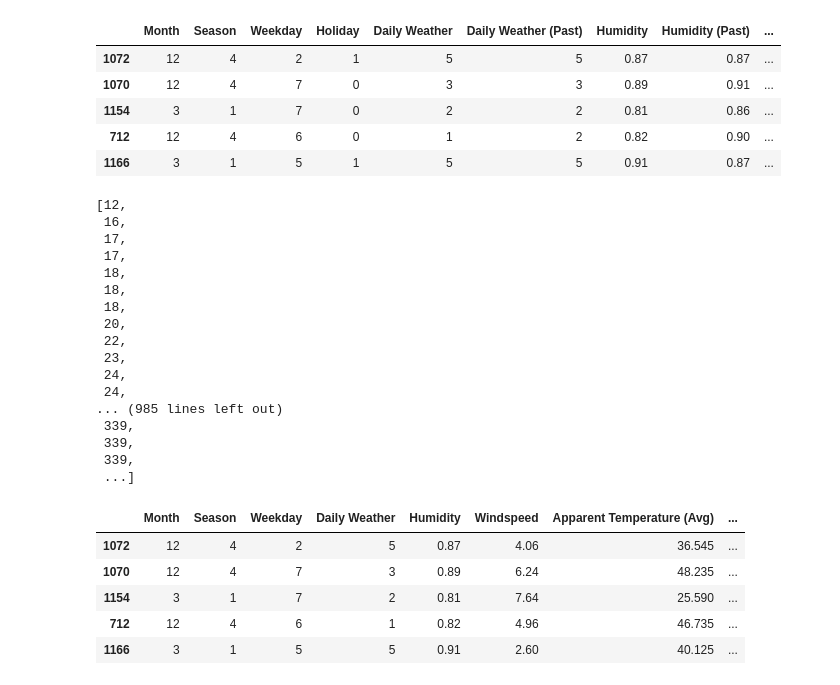
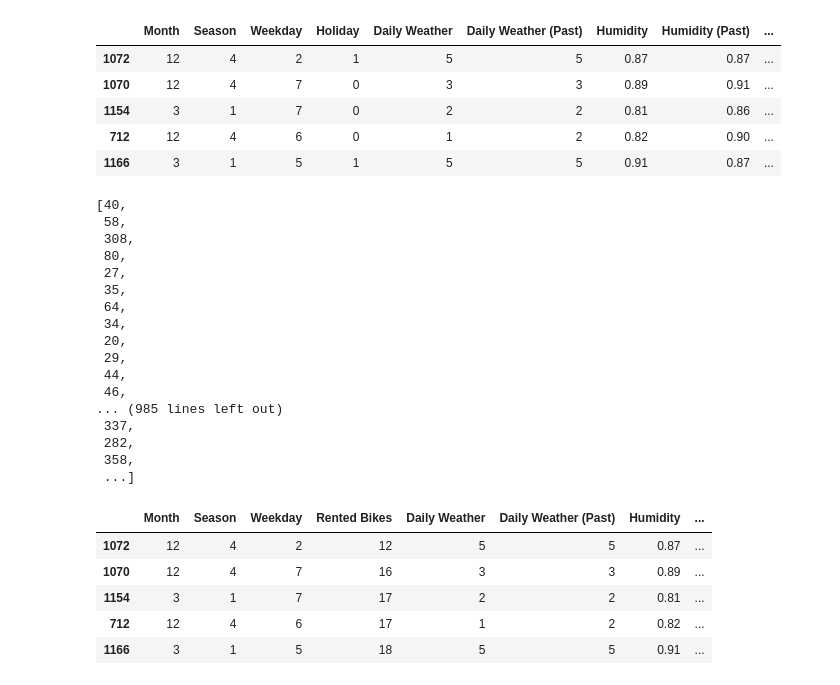
Before and after one commit to dataBikeHsUlm/MapReduce, a Jupyter notebook: Data_Profiling/Polynomial Regression.ipynb, the cells around one changed output. Saved outputs shown, nothing was run; the diff lists cells and outputs as text; code cells hidden in the pictures.

```diff
--- a/Data_Profiling/Polynomial Regression.ipynb
+++ b/Data_Profiling/Polynomial Regression.ipynb
@@ -45,37 +45,37 @@ features.head()
 | 1166 | 3 | 1 | 5 | 1 | 5 | 5 | 0.91 | 0.87 | ... |
 # %%
 #target variable
-y = features['Rented Bikes'].tolist()
+y = features['Rented Bikes (Future)'].tolist()
 y
 # %% [output]
-[12,
- 16,
- 17,
- 17,
- 18,
- 18,
- 18,
+[40,
+ 58,
+ 308,
+ 80,
+ 27,
+ 35,
+ 64,
+ 34,
  20,
- 22,
- 23,
- 24,
- 24,
+ 29,
+ 44,
+ 46,
 ... (985 lines left out)
- 339,
- 339,
- 339,
+ 337,
+ 282,
+ 358,
  ...]
 # %%
 #Feature Matrix with past and today data
-X=features.loc[:,['Month','Season','Weekday','Daily Weather','Humidity','Windspeed','Apparent Temperature (Avg)','Rented Bikes (Future)']]
+X=features.loc[:,['Month','Season','Weekday','Rented Bikes','Daily Weather','Daily Weather (Past)','Humidity', 'Humidity (Past)','Windspeed','Windspeed (Past)','Apparent Temperature (Avg)','Apparent Temperature (Avg) (Past)']]
 X.head()
 # %% [output]
-|  | Month | Season | Weekday | Daily Weather | Humidity | Windspeed | Apparent Temperature (Avg) | ... |
-| 1072 | 12 | 4 | 2 | 5 | 0.87 | 4.06 | 36.545 | ... |
-| 1070 | 12 | 4 | 7 | 3 | 0.89 | 6.24 | 48.235 | ... |
-| 1154 | 3 | 1 | 7 | 2 | 0.81 | 7.64 | 25.590 | ... |
-| 712 | 12 | 4 | 6 | 1 | 0.82 | 4.96 | 46.735 | ... |
-| 1166 | 3 | 1 | 5 | 5 | 0.91 | 2.60 | 40.125 | ... |
+|  | Month | Season | Weekday | Rented Bikes | Daily Weather | Daily Weather (Past) | Humidity | ... |
+| 1072 | 12 | 4 | 2 | 12 | 5 | 5 | 0.87 | ... |
+| 1070 | 12 | 4 | 7 | 16 | 3 | 3 | 0.89 | ... |
+| 1154 | 3 | 1 | 7 | 17 | 2 | 2 | 0.81 | ... |
+| 712 | 12 | 4 | 6 | 17 | 1 | 2 | 0.82 | ... |
+| 1166 | 3 | 1 | 5 | 18 | 5 | 5 | 0.91 | ... |
 # %%
 #Split into train and test set
 X_train, X_test, y_train, y_test = train_test_split(X, y, test_size=0.3)
```
Also changed, not shown: parts of 3 cells of this notebook.
